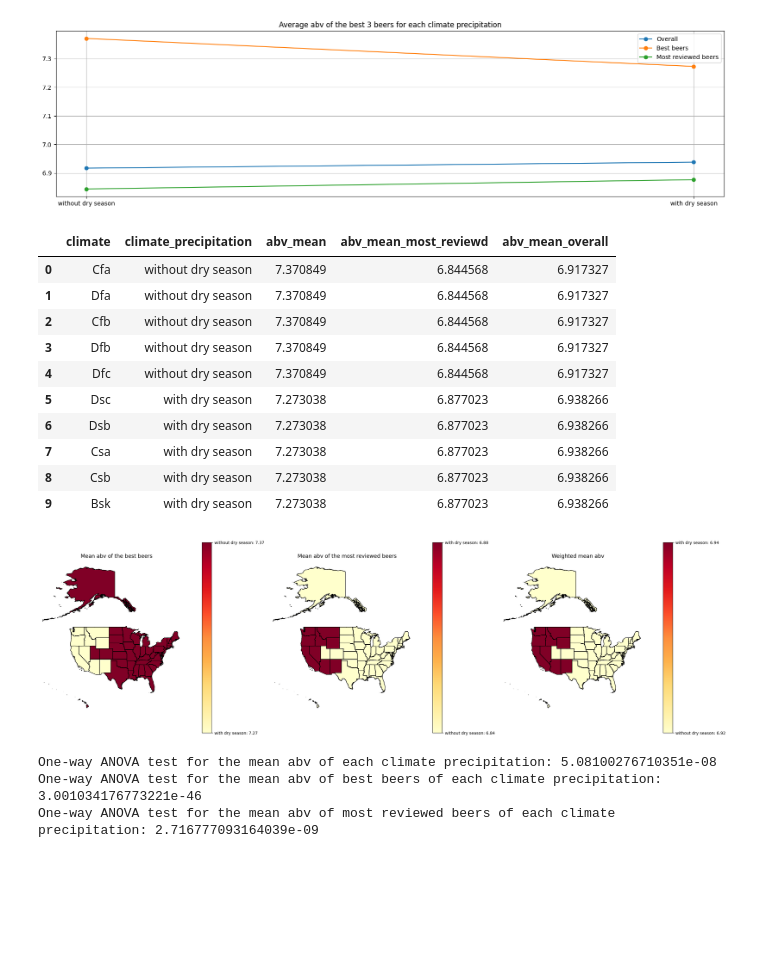
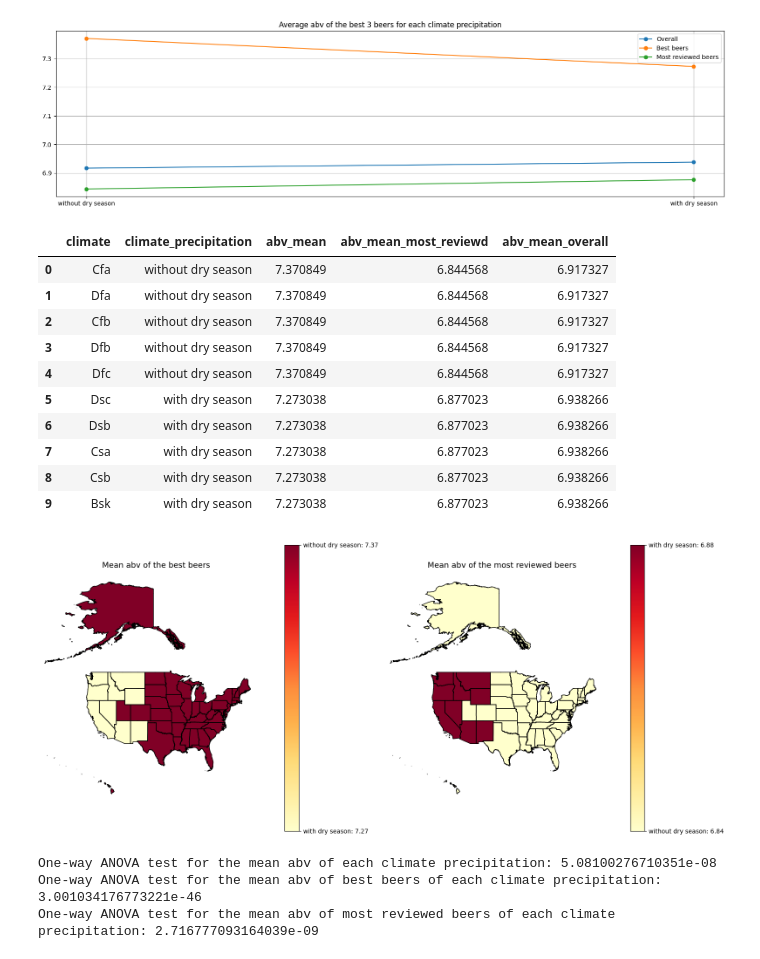
Before and after one commit to epfl-ada/ada-2023-project-riskybiscuits, a Jupyter notebook: sections_notebooks/abv_and_climate.ipynb, the cells around one changed output. Saved outputs shown, nothing was run; the diff lists cells and outputs as text; code cells hidden in the pictures; blank space fills up the shorter version.

```diff
--- a/sections_notebooks/abv_and_climate.ipynb
+++ b/sections_notebooks/abv_and_climate.ipynb
@@ -676,38 +675,37 @@ climate_names_precipitation["abv_mean_most_reviewd"] = climate_names_precipitati
     "climate_precipitation"
 ].map(most_reviewed_precipitation_abv)
 
 # in the fifth the average abv of all the beers for each climate scheme
 climate_names_precipitation["abv_mean_overall"] = climate_names_precipitation[
     "climate_precipitation"
 ].map(mean_abv_weighted)
 
 display(climate_names_precipitation)
 
 plot_climate_multiple_stats(
     climate_names_precipitation,
-    columns=["abv_mean", "abv_mean_most_reviewd", "abv_mean_overall"],
+    columns=["abv_mean", "abv_mean_most_reviewd"],
     titles=[
         "Mean abv of the best beers",
-        "Mean abv of the most reviewed beers",
-        "Weighted mean abv",
+        "Mean abv of the most reviewed beers"
     ],
-    column_ticks=["climate_precipitation", "climate_precipitation", "climate_precipitation"],
+    column_ticks=["climate_precipitation", "climate_precipitation"],
     cmap_name="YlOrRd",
     separate_colorbars=True,
 )
 # %% [output]
 |  | climate | climate_precipitation | abv_mean | abv_mean_most_reviewd | abv_mean_overall |
 | 0 | Cfa | without dry season | 7.370849 | 6.844568 | 6.917327 |
 | 1 | Dfa | without dry season | 7.370849 | 6.844568 | 6.917327 |
 | 2 | Cfb | without dry season | 7.370849 | 6.844568 | 6.917327 |
 | 3 | Dfb | without dry season | 7.370849 | 6.844568 | 6.917327 |
 | 4 | Dfc | without dry season | 7.370849 | 6.844568 | 6.917327 |
 | 5 | Dsc | with dry season | 7.273038 | 6.877023 | 6.938266 |
 | 6 | Dsb | with dry season | 7.273038 | 6.877023 | 6.938266 |
 | 7 | Csa | with dry season | 7.273038 | 6.877023 | 6.938266 |
 | 8 | Csb | with dry season | 7.273038 | 6.877023 | 6.938266 |
 | 9 | Bsk | with dry season | 7.273038 | 6.877023 | 6.938266 |
-[figure, old version]
+[figure, new version]
 # %%
 # One-way ANOVA test for the mean abv of each climate precipitation
 res = stats.f_oneway(
```
Also changed, not shown: parts of 2 cells of this notebook.
